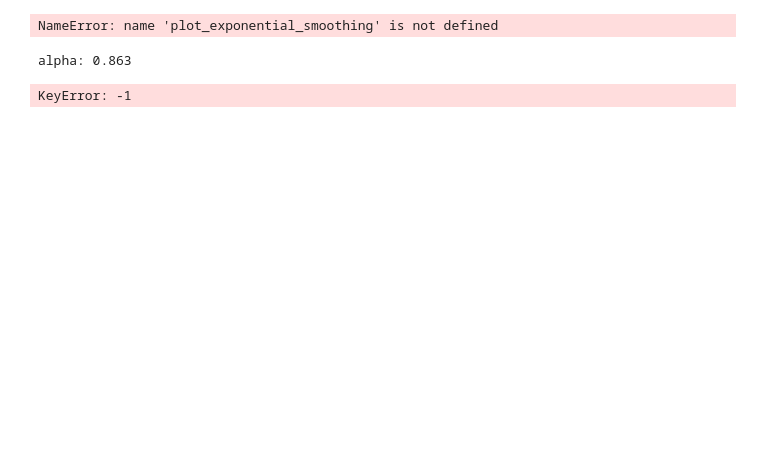
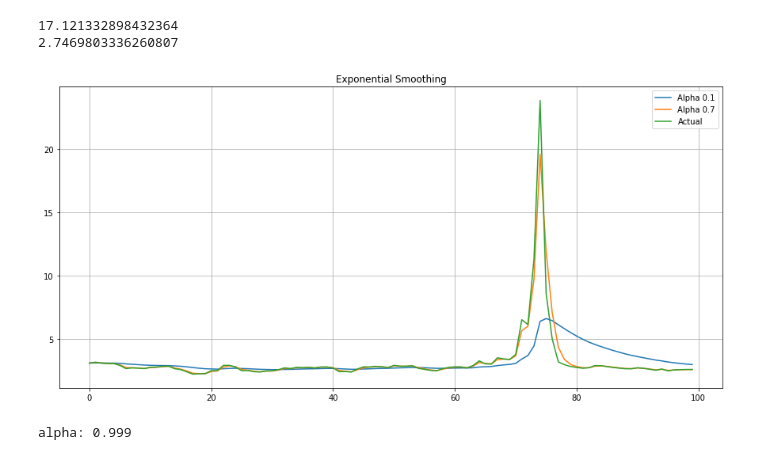
Before and after one commit to rumbleFTW/natural-gas-price-dashboard, a Jupyter notebook: exponentialSmoothing.ipynb, the cells around one changed output. Drawn from its saved outputs; the diff is of its cells as text; code cells hidden in the pictures; blank space fills up the shorter version.

```diff
--- a/exponentialSmoothing.ipynb
+++ b/exponentialSmoothing.ipynb
@@ -61,14 +61,16 @@ def plot_double_exponential_smoothing(series, alphas, betas):
     plt.grid(True)
 # %%
 data = pd.read_csv('./data/daily.csv')
-series = data.Price[6100:]
+series = data.Price[6000:6100]
 data.head()
-plot_exponential_smoothing(series.values, alphas=[0.3, 0.7])
+plot_exponential_smoothing(series.values, alphas=[0.1, 0.7])
 # plot_exponential_smoothing(series.values, alphas=[0.6])
 # results = double_exponential_smoothing(series, 0.9, 0.9)
 # plt.plot(results, label='Alpha {}, beta {}'.format(0.9, 0.1))
 # %% [output]
-NameError: name 'plot_exponential_smoothing' is not defined
+17.121332898432364
+2.7469803336260807
+[figure, added]
 # %%
 data = pd.read_csv('./data/daily.csv')
 y = data.Price[:6100]
@@ -76,17 +78,16 @@ data.reset_index(inplace = True)
 x = np.array(data.Price[6100:])
 
 
-from predictExponentialSmoothing import exponentialSmoothing
+from predictSES import exponentialSmoothing
 
 m = exponentialSmoothing()
-m.fit(y)
-pred, l = m.predict(y)
+m.fit(x)
+# pred, l = m.predict(y)
 # pred = m.forecast(len(x))
-plt.figure(figsize=(16, 8))
-res = pd.DataFrame(data={'Actual': y, 'Prediction': pred})
-plt.plot(res)
-plt.show()
-res.head()
+# plt.figure(figsize=(16, 8))
+# res = pd.DataFrame(data={'Actual': y, 'Prediction': pred})
+# plt.plot(res)
+# plt.show()
+# res.head()
 # %% [output]
-alpha: 0.863
+alpha: 0.999
-KeyError: -1
```
Also changed, not shown: 3 other files.
